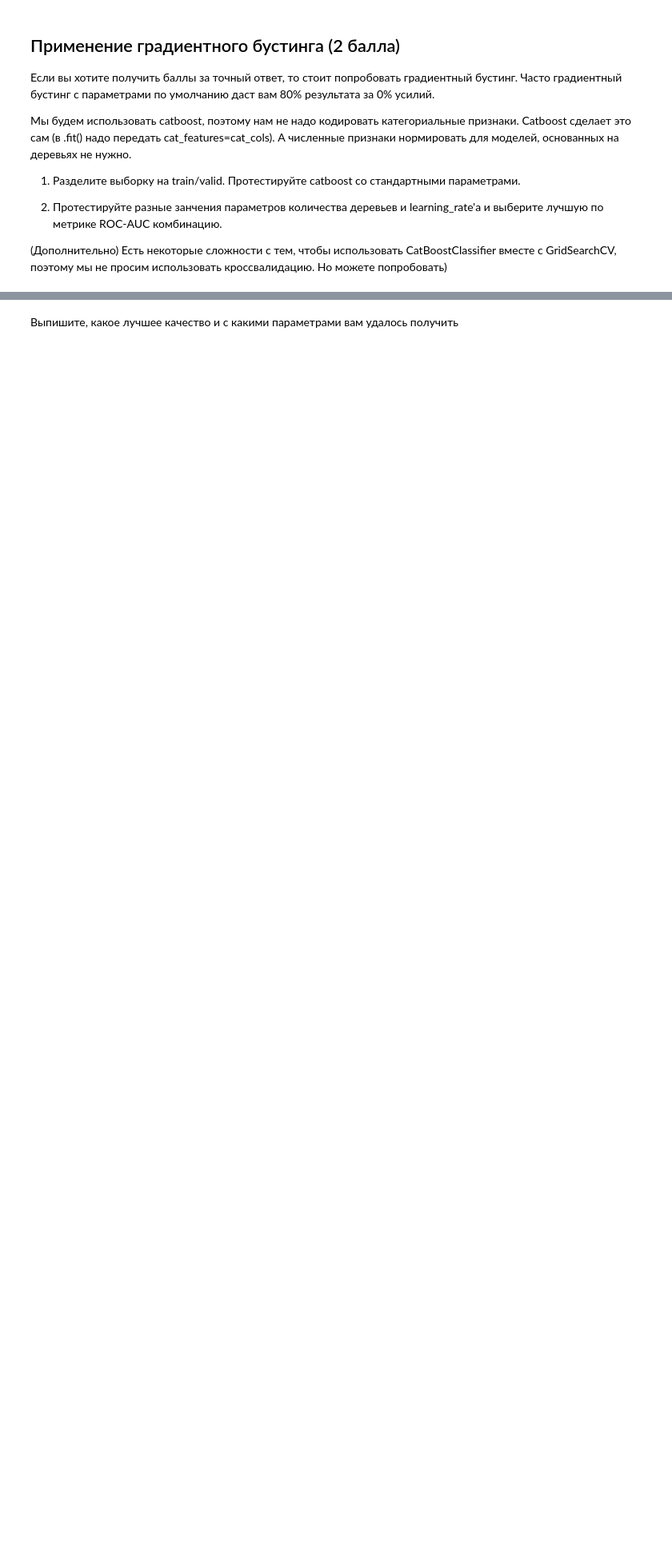
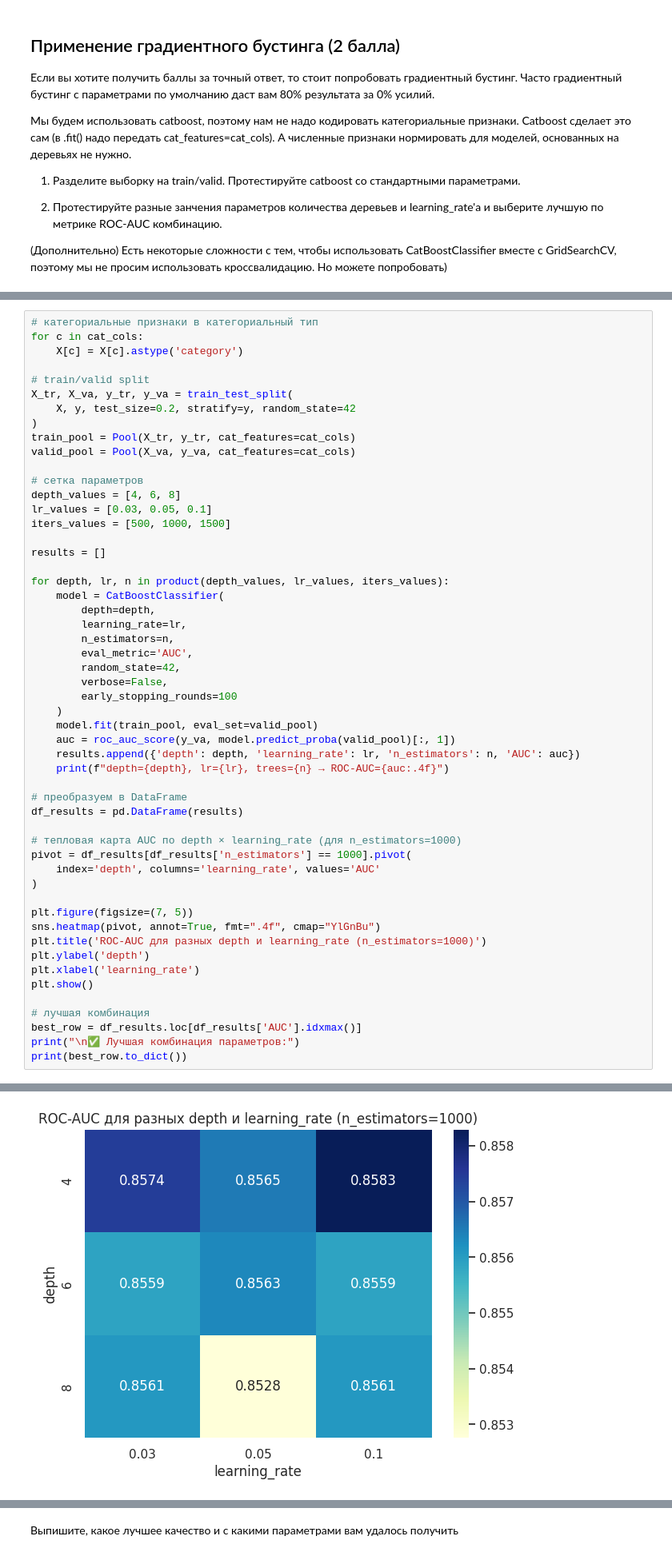
Before and after one commit to Tatyana495/backend_test_homework, a Jupyter notebook: week_03_composition_model_selection/Homework/hw_3_kaggle.ipynb, the cells around one changed output, grey strips where cells are left out. Shown at 80% size. Cells and saved outputs as stored; diff of their text form; blank space fills up the shorter version.

```diff
--- a/week_03_composition_model_selection/Homework/hw_3_kaggle.ipynb
+++ b/week_03_composition_model_selection/Homework/hw_3_kaggle.ipynb
@@ -274,0 +625,54 @@ from sklearn.pipeline import make_pipeline
+# %%
+# категориальные признаки в категориальный тип
+for c in cat_cols:
+    X[c] = X[c].astype('category')
+
+# train/valid split
+X_tr, X_va, y_tr, y_va = train_test_split(
+    X, y, test_size=0.2, stratify=y, random_state=42
+)
+train_pool = Pool(X_tr, y_tr, cat_features=cat_cols)
+valid_pool = Pool(X_va, y_va, cat_features=cat_cols)
+
+# сетка параметров
+depth_values = [4, 6, 8]
+lr_values = [0.03, 0.05, 0.1]
+iters_values = [500, 1000, 1500]
+
+results = []
+
+for depth, lr, n in product(depth_values, lr_values, iters_values):
+    model = CatBoostClassifier(
+        depth=depth,
+        learning_rate=lr,
+        n_estimators=n,
+        eval_metric='AUC',
+        random_state=42,
+        verbose=False,
+        early_stopping_rounds=100
+    )
+    model.fit(train_pool, eval_set=valid_pool)
+    auc = roc_auc_score(y_va, model.predict_proba(valid_pool)[:, 1])
+    results.append({'depth': depth, 'learning_rate': lr, 'n_estimators': n, 'AUC': auc})
+    print(f"depth={depth}, lr={lr}, trees={n} → ROC-AUC={auc:.4f}")
+
+# преобразуем в DataFrame
+df_results = pd.DataFrame(results)
+
+# тепловая карта AUC по depth × learning_rate (для n_estimators=1000)
+pivot = df_results[df_results['n_estimators'] == 1000].pivot(
+    index='depth', columns='learning_rate', values='AUC'
+)
+
+plt.figure(figsize=(7, 5))
+sns.heatmap(pivot, annot=True, fmt=".4f", cmap="YlGnBu")
+plt.title('ROC-AUC для разных depth и learning_rate (n_estimators=1000)')
+plt.ylabel('depth')
+plt.xlabel('learning_rate')
+plt.show()
+
+# лучшая комбинация
+best_row = df_results.loc[df_results['AUC'].idxmax()]
+print("\n✅ Лучшая комбинация параметров:")
+print(best_row.to_dict())
+# %% [output]
@@ -274,0 +696 @@ from sklearn.pipeline import make_pipeline
+[figure, added]
```
Also changed, not shown: parts of 25 cells of this notebook.
